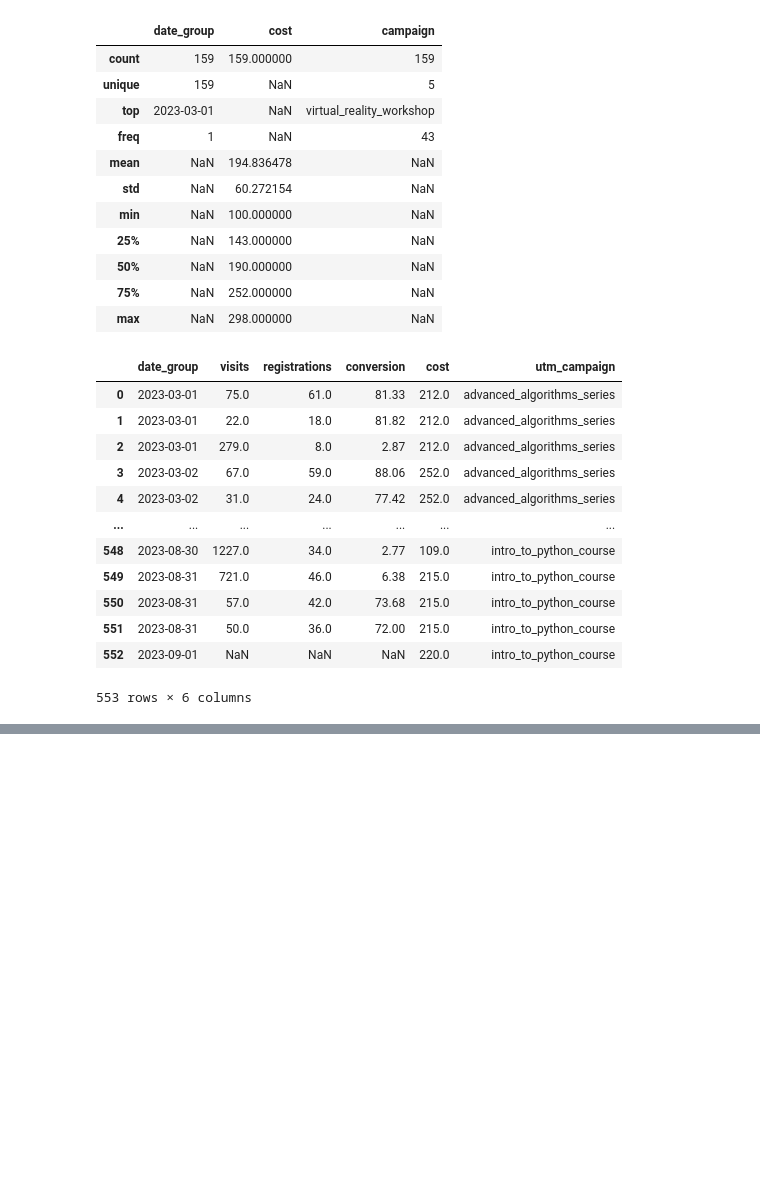
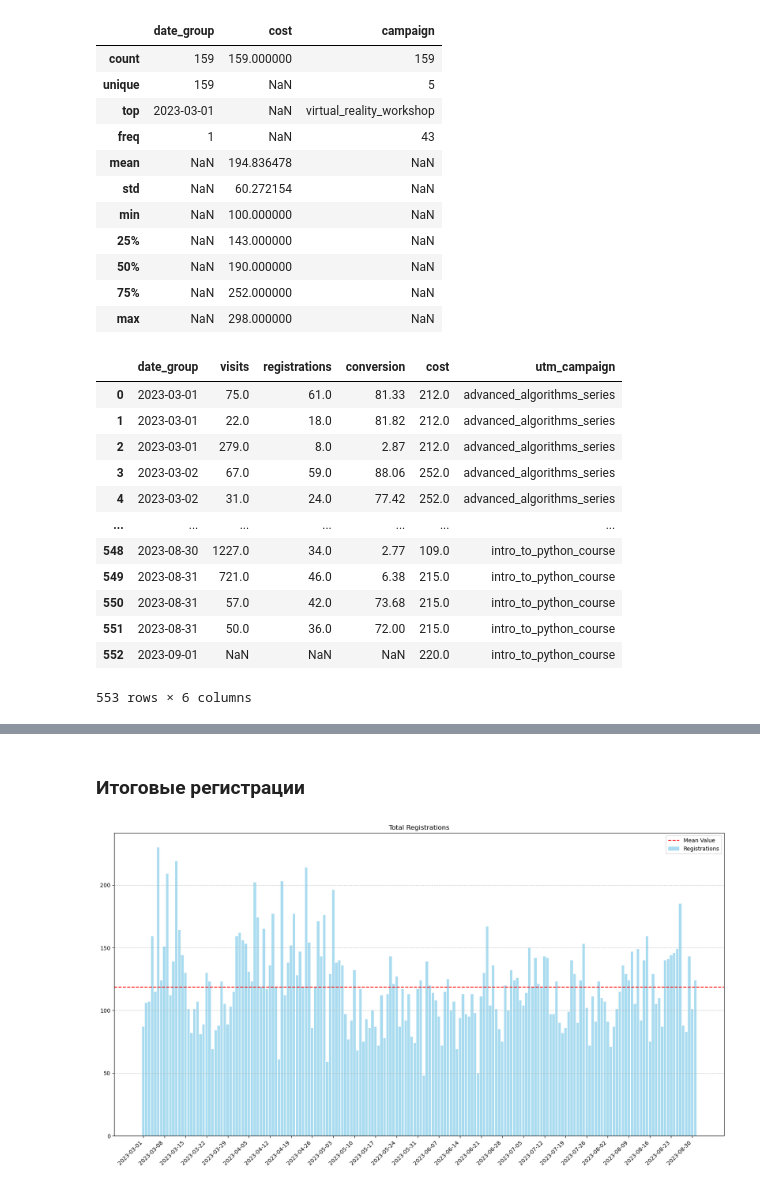
Before and after one commit to archi0619/data-analytics-project-100, a Jupyter notebook: Conversion_Dashboard.ipynb, the cells around one changed output, grey strips where cells are left out. Cells and saved outputs as stored; diff of their text form; code cells hidden in the pictures; blank space fills up the shorter version.

```diff
--- a/Conversion_Dashboard.ipynb
+++ b/Conversion_Dashboard.ipynb
@@ -333,0 +416,27 @@ df_out.to_json("ads.json")
+# %% [markdown]
+### Итоговые регистрации
+# %%
+df_graf_registrations_grouped = df_registrations_grouped.copy(deep=True)
+
+df_graf_registrations_grouped = df_graf_registrations_grouped.groupby('date_group')['registrations'].sum().reset_index()
+
+plt.figure(figsize=(20, 10))
+
+plt.bar(df_graf_registrations_grouped['date_group'], df_graf_registrations_grouped['registrations'], color='skyblue', alpha=0.7, label='Registrations')
+
+mean_value = df_graf_registrations_grouped['registrations'].mean()
+plt.axhline(y=mean_value, color='red', linestyle='--', label='Mean Value')
+
+plt.grid(axis='y', linestyle='--', alpha=0.7)
+
+plt.title('Total Registrations')
+
+plt.xticks(df_graf_registrations_grouped['date_group'][::7], rotation=45, ha='right')
+
+plt.legend()
+
+plt.savefig('./hexlet-data-analytics/data-analytics-project-100/charts/total_registrations.png')
+
+plt.show()
+# %% [output]
+[figure, added]
```
Also changed, not shown: parts of 25 cells of this notebook, 16 other files.
